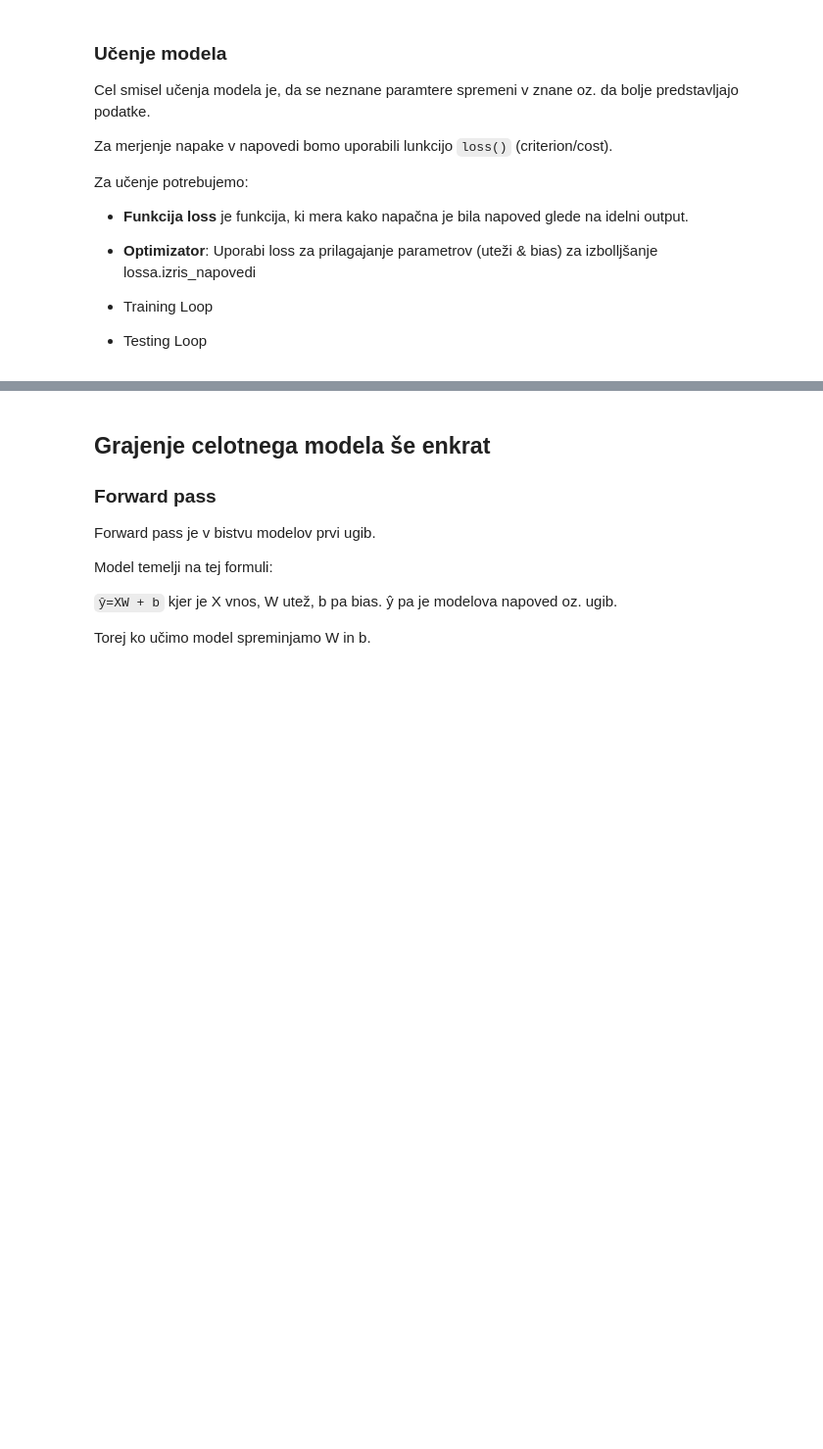
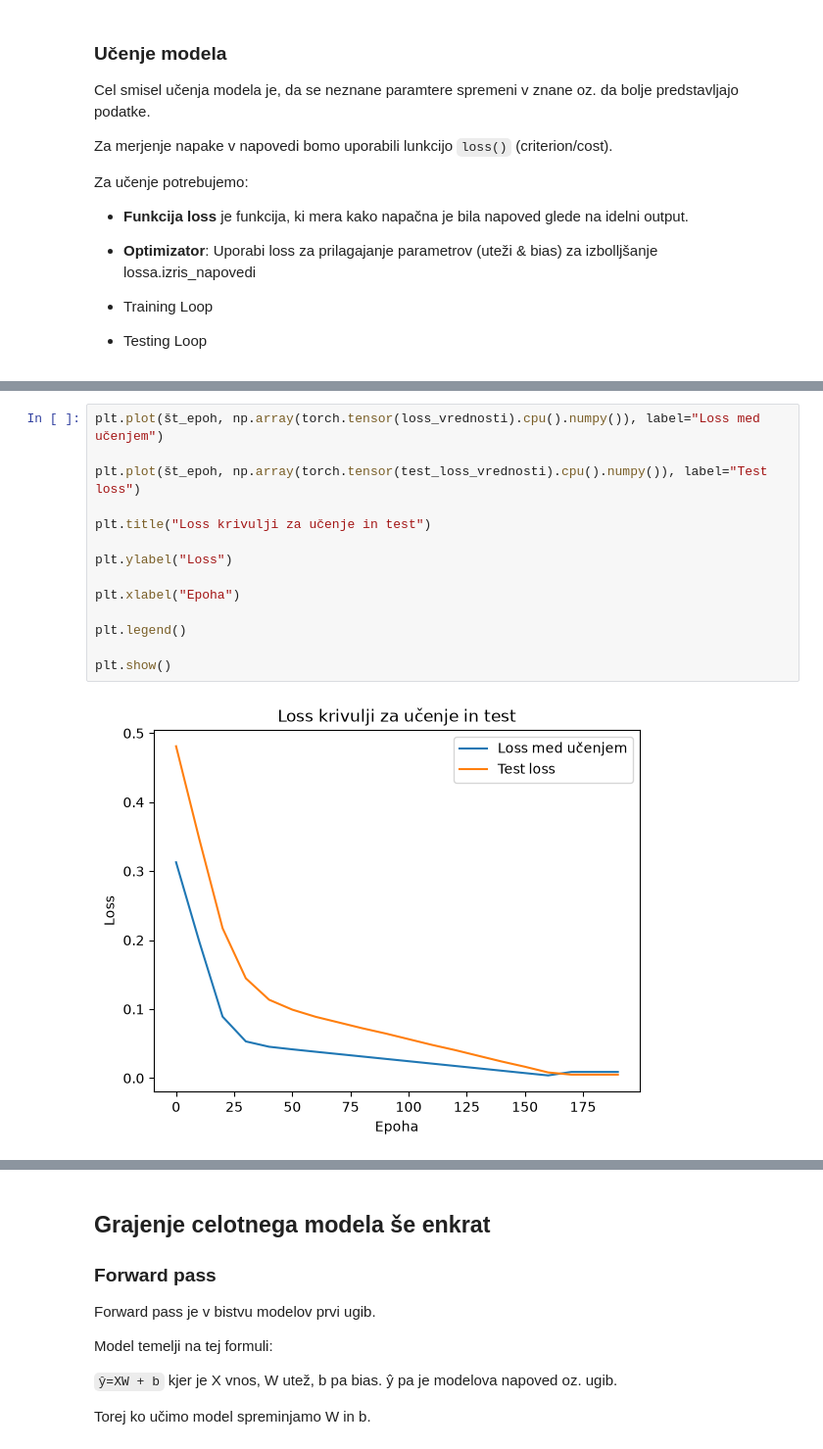
Before and after one commit to leonsmolej/PyTorch_zapiski, a Jupyter notebook: pytorch.ipynb, the cells around one changed output, grey strips where cells are left out. Shown at 98% size. Saved outputs shown, nothing was run; the diff lists cells and outputs as text; blank space fills up the shorter version.

```diff
--- a/pytorch.ipynb
+++ b/pytorch.ipynb
@@ -741,0 +859,16 @@ optimizator = torch.optim.SGD(params=model_0.parameters(),
+# %%
+plt.plot(št_epoh, np.array(torch.tensor(loss_vrednosti).cpu().numpy()), label="Loss med učenjem")
+
+plt.plot(št_epoh, np.array(torch.tensor(test_loss_vrednosti).cpu().numpy()), label="Test loss")
+
+plt.title("Loss krivulji za učenje in test")
+
+plt.ylabel("Loss")
+
+plt.xlabel("Epoha")
+
+plt.legend()
+
+plt.show()
+# %% [output]
+[figure, added]
```
Also changed, not shown: parts of 27 cells of this notebook, 1 other file.
